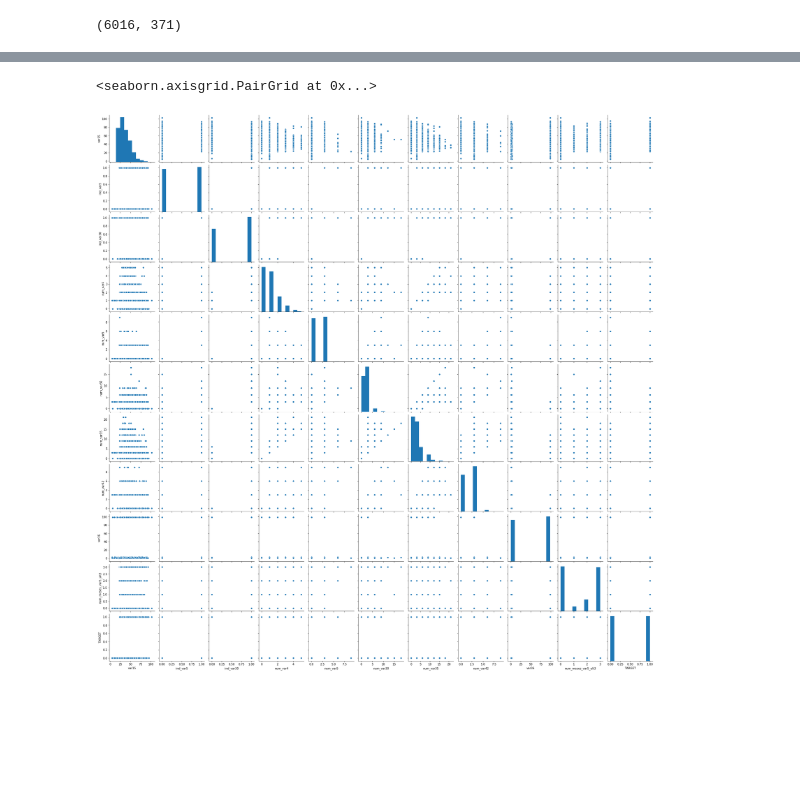
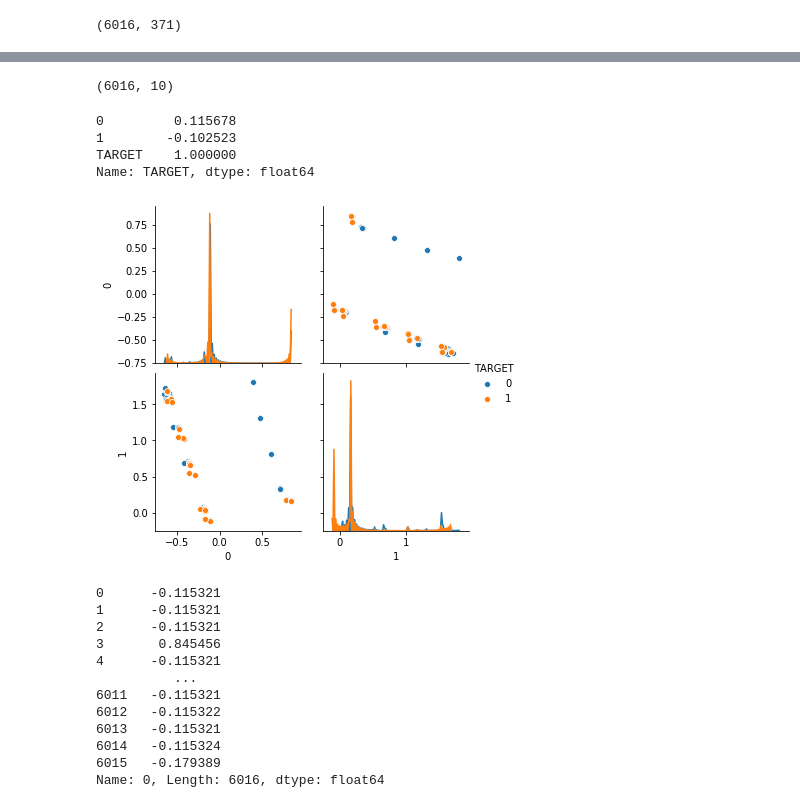
Before and after one commit to gustavomccoelho/Customer-Satisfaction-Prediction, a Jupyter notebook: code/Exploratory-Analysis.ipynb, the cells around one changed output, grey strips where cells are left out. Drawn from its saved outputs; the diff is of its cells as text; code cells hidden in the pictures; blank space fills up the shorter version.

```diff
--- a/code/Exploratory-Analysis.ipynb
+++ b/code/Exploratory-Analysis.ipynb
@@ -130,7 +132,0 @@ test2.boxplot(grid = False, figsize = (18,5))
-# %%
-# Pairplot
-
-sns.pairplot(train3)
-# %% [output]
-<seaborn.axisgrid.PairGrid at 0x...>
-[figure, removed]
@@ -136,0 +154,54 @@ sns.pairplot(train3)
+# %%
+# Removing columns with correlation higher than 0.13 to the target variable
+
+train_corr = train3.corr(method = 'pearson')["TARGET"]
+train_corr = train_corr.fillna(0)
+trainPCA = train3
+
+i = len(train_corr) - 2
+
+while i >= 0:
+    if (abs(train_corr[i]) < 0.08) or (abs(train_corr[i]) > 0.13):
+        trainPCA = trainPCA.drop(train_corr.index[i],1)
+    i -= 1
+trainPCA = trainPCA.drop("TARGET",1)
+
+print(trainPCA.shape)
+
+# Normalizing Data
+
+scaler = MinMaxScaler(feature_range = (0, 1))
+trainPCA = pd.DataFrame(scaler.fit_transform(trainPCA), columns=trainPCA.columns)
+
+# Applying PCA
+
+pca = PCA(n_components=2)
+trainPCA = pd.DataFrame(pca.fit_transform(trainPCA))
+trainPCA["TARGET"] = train3["TARGET"].values
+
+
+
+sns.pairplot(trainPCA, hue="TARGET")
+trainPCA.corr(method = 'pearson')["TARGET"]
+# %% [output]
+(6016, 10)
+0         0.115678
+1        -0.102523
+TARGET    1.000000
+Name: TARGET, dtype: float64
+[figure, added]
+# %%
+trainPCA[0]
+# %% [output]
+0      -0.115321
+1      -0.115321
+2      -0.115321
+3       0.845456
+4      -0.115321
+          ...
+6011   -0.115321
+6012   -0.115322
+6013   -0.115321
+6014   -0.115324
+6015   -0.179389
+Name: 0, Length: 6016, dtype: float64
```
Also changed, not shown: parts of 21 cells of this notebook, 2 other files.
